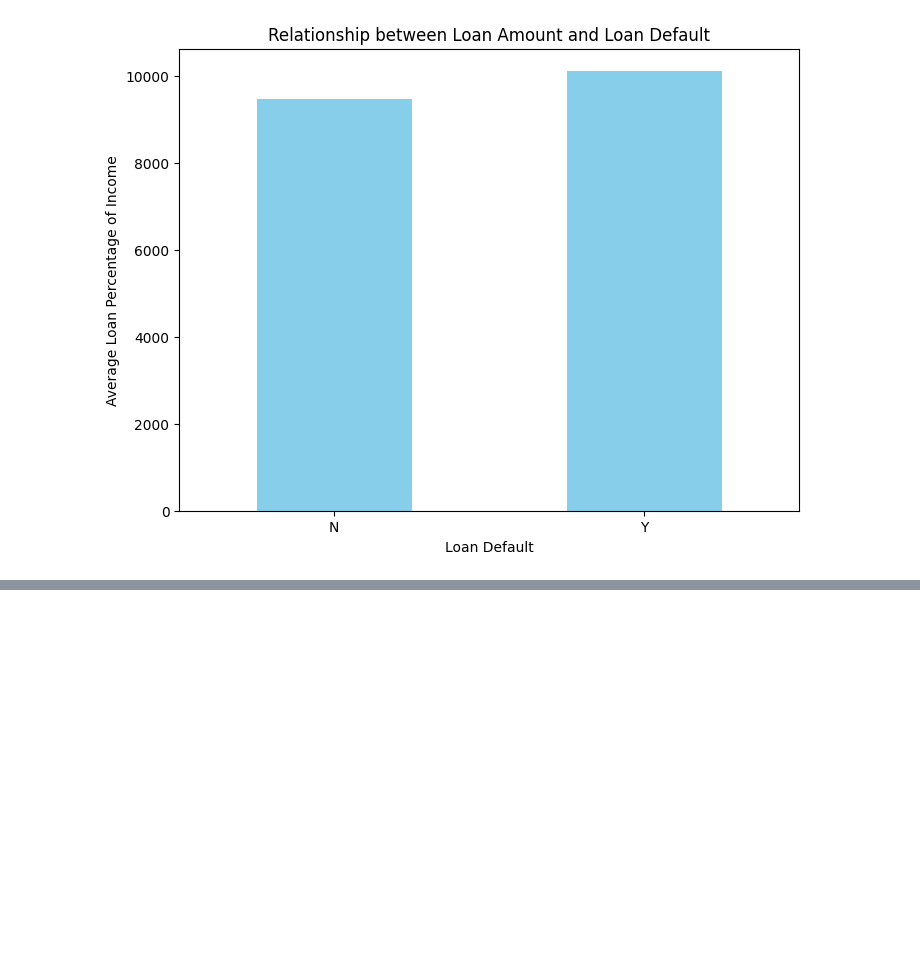
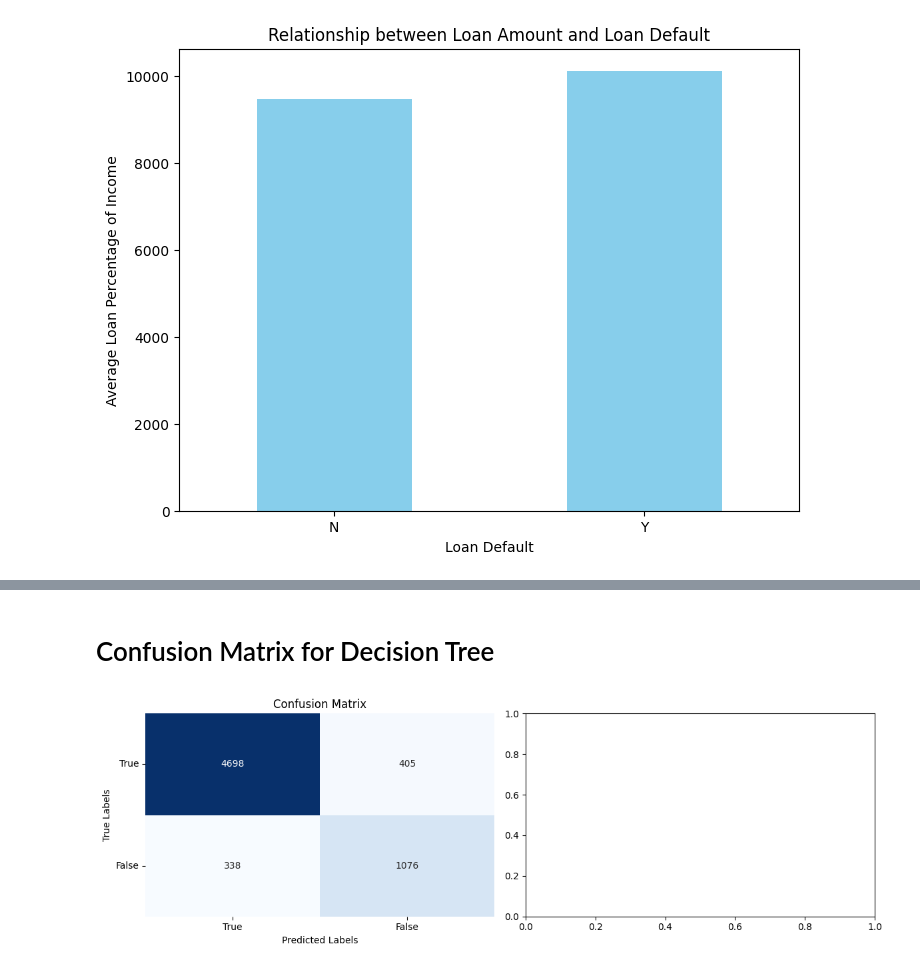
Before and after one commit to nikhilbansal23/Credit-Risk-Prediction, a Jupyter notebook: credit-risk-prediction.ipynb, the cells around one changed output, grey strips where cells are left out. Saved outputs shown, nothing was run; the diff lists cells and outputs as text; code cells hidden in the pictures; blank space fills up the shorter version.

```diff
--- a/credit-risk-prediction.ipynb
+++ b/credit-risk-prediction.ipynb
@@ -204,0 +318,12 @@ plt.show()
+# %%
+from sklearn.tree import DecisionTreeClassifier
+
+# Create a decision tree classifier
+model_dt = DecisionTreeClassifier()
+model_dt.fit(train_X, train_y)
+y_pred = model_dt.predict(test_X)
+
+print('Model Accuracy ',"{:.2%}".format(accuracy_score(test_y, y_pred)))
+print('Model F1 Score ',"{:.2%}".format(f1_score(test_y, y_pred)))
+print('Model Precision ',"{:.2%}".format(precision_score(test_y, y_pred)))
+print('Model Recall ',"{:.2%}".format(recall_score(test_y, y_pred)))
@@ -204,0 +431,30 @@ plt.show()
+# %% [markdown]
+# Confusion Matrix for Decision Tree
+# %%
+import matplotlib.pyplot as plt
+import seaborn as sns
+from sklearn.metrics import confusion_matrix
+
+
+# Define labels for the confusion matrix
+labels = ['True Positive','True Negative','False Positive','False Negative']
+
+# Calculate the confusion matrix for Logistic Regression
+confusion_matrix = confusion_matrix(test_y, model_dt.predict(test_X))
+
+
+# Create subplots for the confusion matrices
+fig, axes = plt.subplots(1, 2, figsize=(12, 4))
+
+# Plot the confusion matrix
+sns.heatmap(confusion_matrix, annot=True, fmt='d', cmap='Blues', ax=axes[0], cbar=False)
+axes[0].set_title('Confusion Matrix')
+axes[0].set_xlabel('Predicted Labels')
+axes[0].set_ylabel('True Labels')
+axes[0].set_xticklabels(['True', 'False'])
+axes[0].set_yticklabels(['True', 'False'], rotation=0)
+
+plt.tight_layout()
+plt.show()
+# %% [output]
+[figure, added]
```
Also changed, not shown: parts of 64 cells of this notebook.
